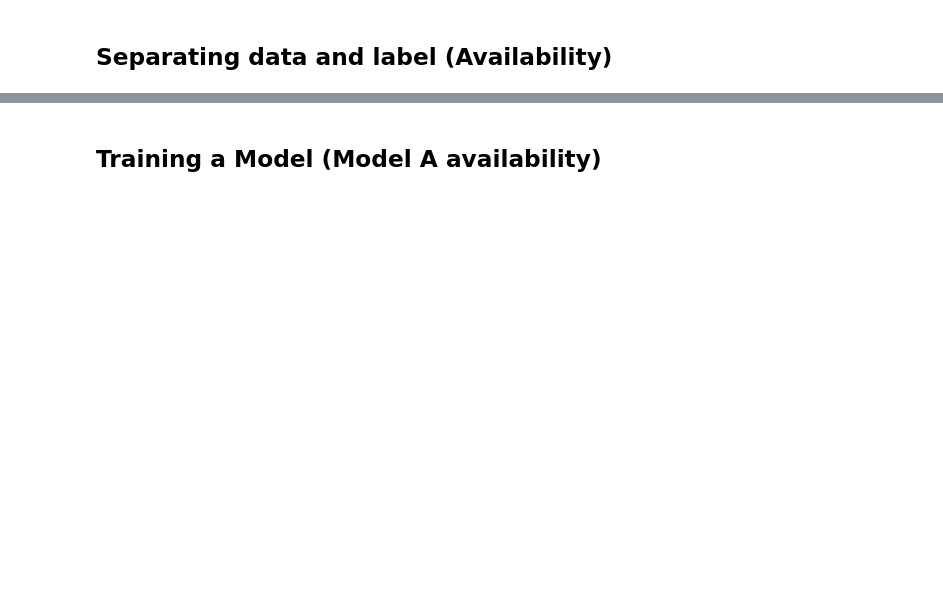
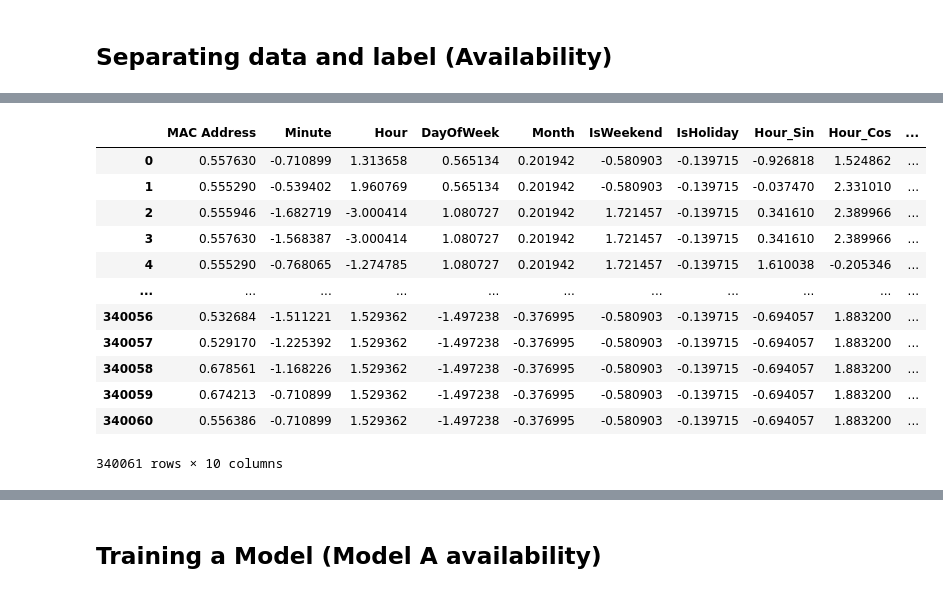
Before and after one commit to HanstonH/A-Context-Aware-Multi-Criteria-Recommendation-System-for-Electric-Vehicle-Charging, a Jupyter notebook: prediction.ipynb, the cells around one changed output, grey strips where cells are left out. Cells and saved outputs as stored; diff of their text form; code cells hidden in the pictures; blank space fills up the shorter version.

```diff
--- a/prediction.ipynb
+++ b/prediction.ipynb
@@ -204,6 +257,9 @@ def build_final_dataset(data):
     full_df['Plug Type Encoded'] = full_df['Plug Type'].map({'J1772': 0, 'NEMA 5-20R': 1}).fillna(0).astype(int)
 
     # We keep 'Start Date' for the split, but drop strings
-    return full_df.drop(columns=['End Date', 'Plug Type'])
+    return full_df.drop(columns=['End Date', 'Plug Type', 'Start Date'])
 # %%
-final_df = build_final_dataset(data)
+final_df = pd.read_csv("data/Final_Cleaned_Dataset.csv")
+if final_df.empty:
+    final_df = build_final_dataset(data)
+    final_df.to_csv("data/Final_Cleaned_Dataset.csv", index=False)
@@ -240,7 +327,6 @@ class CustomAttributeTransformer(BaseEstimator, TransformerMixin):
         return self
     def transform(self, data):
         data_copy = data.copy()
-        data_copy = data_copy.drop(columns=['Start Date'])
 
         print(data_copy)
         return data_copy
@@ -258,14 +344,22 @@ from sklearn.compose import ColumnTransformer
 num_attribs = list(train_df_data.select_dtypes(include="number").columns)
 print(num_attribs)
 
-cat_attribs = ["MAC Address"]
+preprocessor = ColumnTransformer(
+    transformers=[
+        # 1. Target Encode ONLY the MAC Address
+        ('mac_target', TargetEncoder(), cat_attribs),
+
+        # 2. Scale the numerical/cyclical features
+        ('std_scaler', StandardScaler(), num_attribs)
+    ],
+    # 3. Important: 'passthrough' keeps columns like IsWeekend/IsHoliday
+    # that are already binary/numeric without changing them.
+    remainder='passthrough'
+)
 
 full_pipeline = Pipeline([
     ('custom', CustomAttributeTransformer()),
-    ('preprocess', ColumnTransformer([
-        ("cat", cat_pipeline, cat_attribs)
-    ])),
-    ('std_scaler', StandardScaler())
+    ('preprocessor', preprocessor)
 ])
 # print(train_df_data)
 train_df_prepared = full_pipeline.fit_transform(train_df_data, train_df_label_availability)
@@ -273,7 +398,20 @@ train_df_prepared
 # %%
-ct = full_pipeline.named_steps['preprocess']
 training_dataset = pd.DataFrame(
-    train_df_prepared, columns= ct.get_feature_names_out(), index=train_df_data.index
+    train_df_prepared, columns= train_df_data.columns, index=train_df_data.index
 )
 training_dataset
+# %% [output]
+|  | MAC Address | Minute | Hour | DayOfWeek | Month | IsWeekend | IsHoliday | Hour_Sin | Hour_Cos | ... |
+| 0 | 0.557630 | -0.710899 | 1.313658 | 0.565134 | 0.201942 | -0.580903 | -0.139715 | -0.926818 | 1.524862 | ... |
+| 1 | 0.555290 | -0.539402 | 1.960769 | 0.565134 | 0.201942 | -0.580903 | -0.139715 | -0.037470 | 2.331010 | ... |
+| 2 | 0.555946 | -1.682719 | -3.000414 | 1.080727 | 0.201942 | 1.721457 | -0.139715 | 0.341610 | 2.389966 | ... |
+| 3 | 0.557630 | -1.568387 | -3.000414 | 1.080727 | 0.201942 | 1.721457 | -0.139715 | 0.341610 | 2.389966 | ... |
+| 4 | 0.555290 | -0.768065 | -1.274785 | 1.080727 | 0.201942 | 1.721457 | -0.139715 | 1.610038 | -0.205346 | ... |
+| ... | ... | ... | ... | ... | ... | ... | ... | ... | ... | ... |
+| 340056 | 0.532684 | -1.511221 | 1.529362 | -1.497238 | -0.376995 | -0.580903 | -0.139715 | -0.694057 | 1.883200 | ... |
+| 340057 | 0.529170 | -1.225392 | 1.529362 | -1.497238 | -0.376995 | -0.580903 | -0.139715 | -0.694057 | 1.883200 | ... |
+| 340058 | 0.678561 | -1.168226 | 1.529362 | -1.497238 | -0.376995 | -0.580903 | -0.139715 | -0.694057 | 1.883200 | ... |
+| 340059 | 0.674213 | -0.710899 | 1.529362 | -1.497238 | -0.376995 | -0.580903 | -0.139715 | -0.694057 | 1.883200 | ... |
+| 340060 | 0.556386 | -0.710899 | 1.529362 | -1.497238 | -0.376995 | -0.580903 | -0.139715 | -0.694057 | 1.883200 | ... |
+340061 rows × 10 columns
 # %%
```
Also changed, not shown: parts of 29 cells of this notebook, 10 other files.
